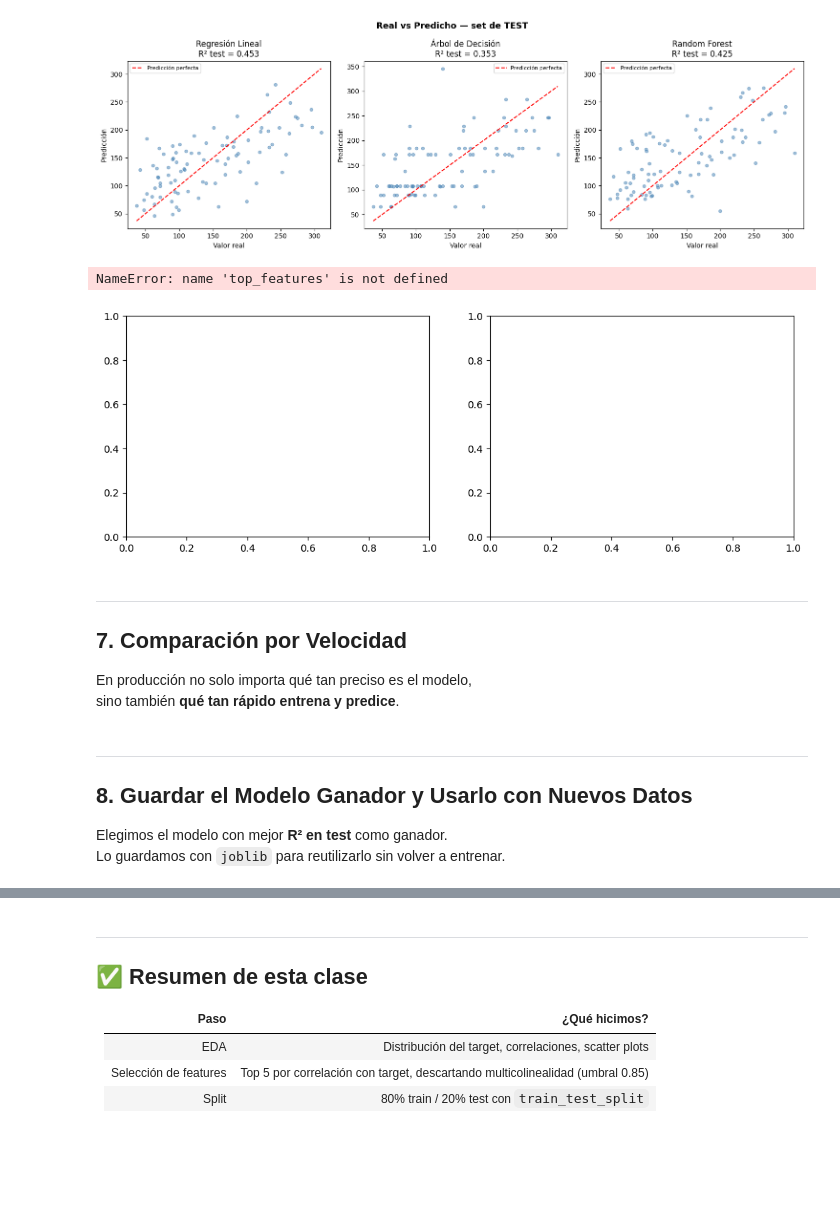
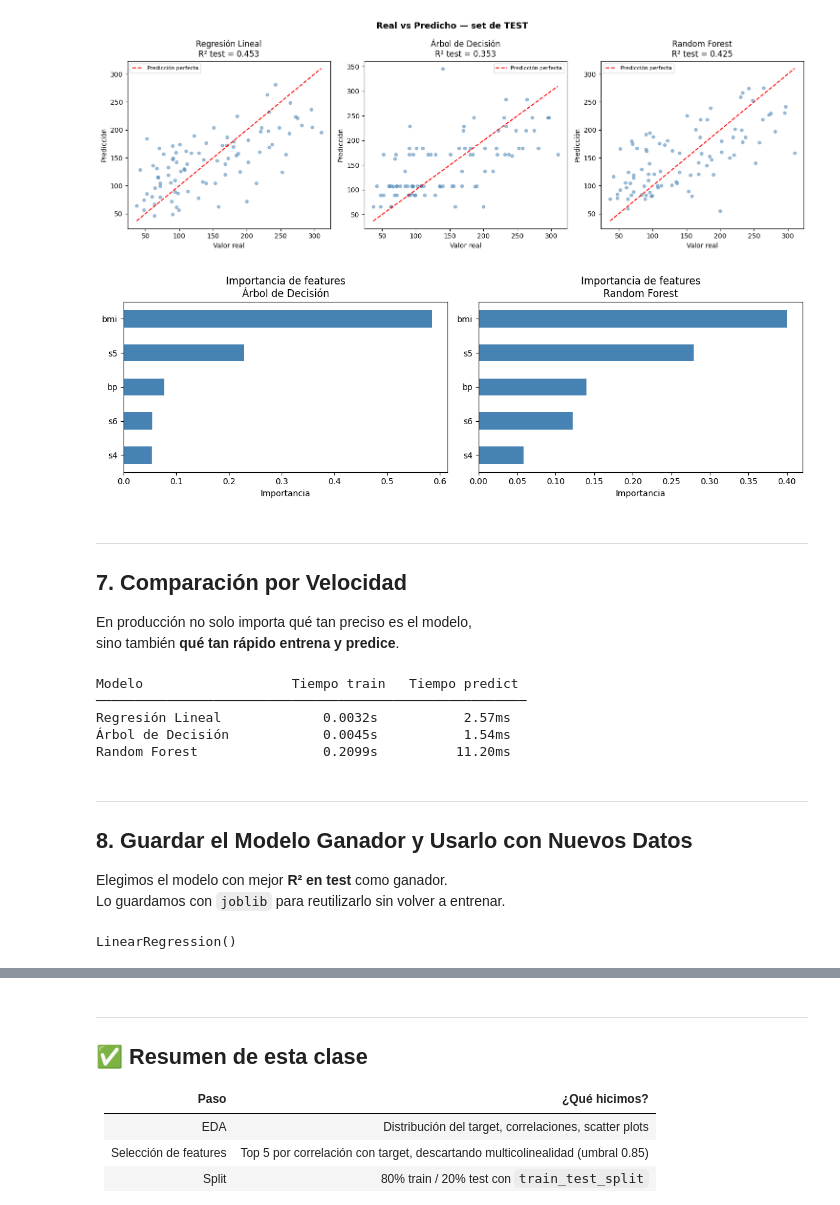
Before and after one commit to cristeldiaza-wq/S10---Into-Data-Science, a Jupyter notebook: Webinar 2 Proyecto/Webinar10p2_StudentVersion.ipynb, the cells around one changed output, grey strips where cells are left out. Drawn from its saved outputs; the diff is of its cells as text; code cells hidden in the pictures; blank space fills up the shorter version.

```diff
--- a/Webinar 2 Proyecto/Webinar10p2_StudentVersion.ipynb
+++ b/Webinar 2 Proyecto/Webinar10p2_StudentVersion.ipynb
@@ -344,19 +344,18 @@ plt.show()
 # %%
 # Importancia de features (solo para los modelos basados en árboles)
 fig, axes = plt.subplots(1, 2, figsize=(12, 4))
 
 for ax, nombre in zip(axes, ['Árbol de Decisión', 'Random Forest']):
     modelo = resultados[nombre]['modelo']
-    importancias = pd.Series(modelo.feature_importances_, index=top_features).sort_values()
+    importancias = pd.Series(modelo.feature_importances_, index=seleccionadas).sort_values()
     importancias.plot(kind='barh', ax=ax, color='steelblue')
     ax.set_title(f'Importancia de features\n{nombre}')
     ax.set_xlabel('Importancia')
 
 plt.tight_layout()
 plt.show()
 # %% [output]
-NameError: name 'top_features' is not defined
-[figure, old version]
+[figure, new version]
 # %% [markdown]
 ---
 ## 7. Comparación por Velocidad
@@ -369,6 +368,12 @@ print('─' * 55)
 
 for nombre, r in resultados.items():
     print(f"{nombre:<22} {r['t_train_s']:>12.4f}s {r['t_predict_ms']:>14.2f}ms")
+# %% [output]
+Modelo                   Tiempo train   Tiempo predict
+───────────────────────────────────────────────────────
+Regresión Lineal             0.0032s           2.57ms
+Árbol de Decisión            0.0045s           1.54ms
+Random Forest                0.2099s          11.20ms
 # %% [markdown]
 ---
 ## 8. Guardar el Modelo Ganador y Usarlo con Nuevos Datos
@@ -380,2 +383,7 @@ modelo_ganador = #Inserta tu código acá
+# %%
+modelo_ganador = resultados['Regresión Lineal']['modelo']
+print(modelo_ganador)
+# %% [output]
+LinearRegression()
 # %%
 # Guardar el modelo ganador en disco
```
Also changed, not shown: parts of 3 cells of this notebook, 1 other file.
